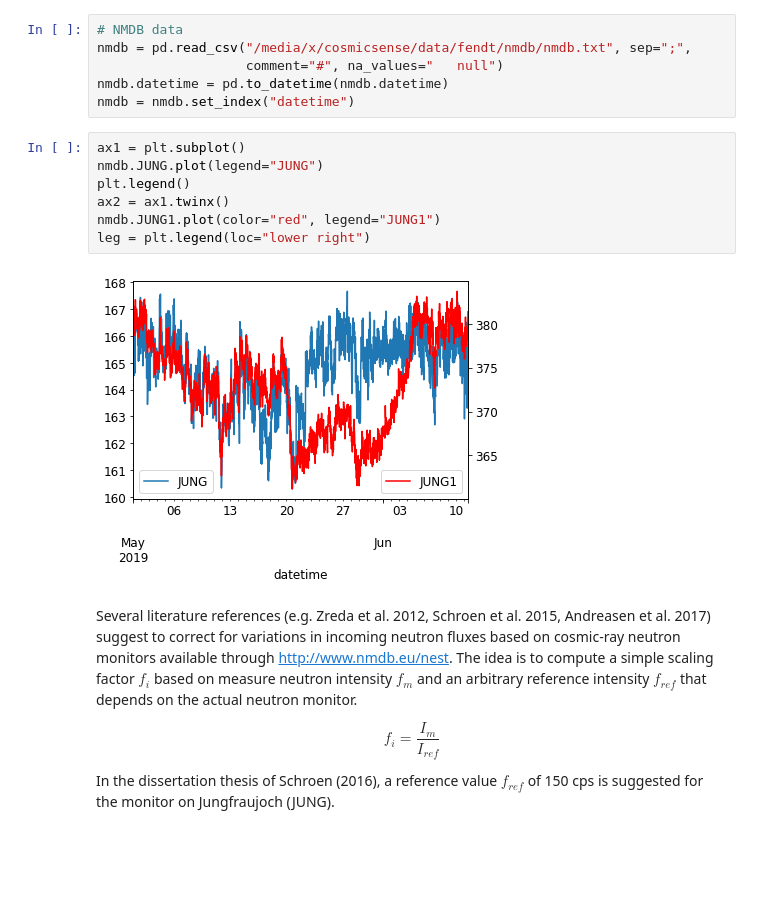
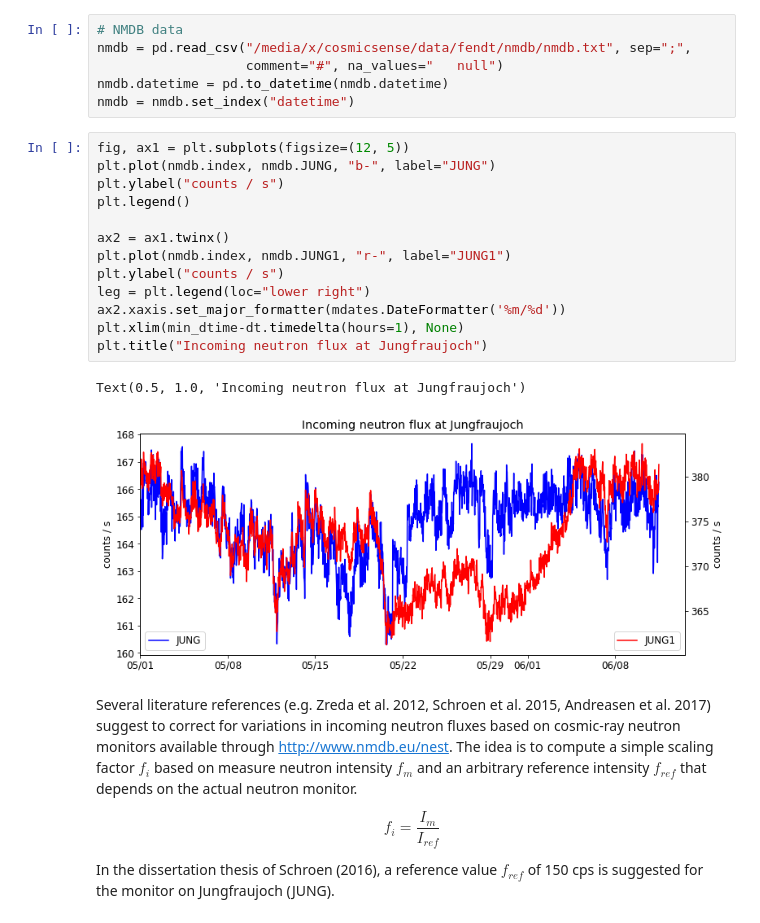
Before and after one commit to heistermann/cosmicsense, a Jupyter notebook: docs/source/notebooks/jfc1_process_merged_nobokeh.ipynb, the cells around one changed output. Drawn from its saved outputs; the diff is of its cells as text; blank space fills up the shorter version.

```diff
--- a/docs/source/notebooks/jfc1_process_merged_nobokeh.ipynb
+++ b/docs/source/notebooks/jfc1_process_merged_nobokeh.ipynb
@@ -236,15 +227,22 @@ nmdb = pd.read_csv("/media/x/cosmicsense/data/fendt/nmdb/nmdb.txt", sep=";",
                    comment="#", na_values="   null")
 nmdb.datetime = pd.to_datetime(nmdb.datetime)
 nmdb = nmdb.set_index("datetime")
-# %%
-ax1 = plt.subplot()
-nmdb.JUNG.plot(legend="JUNG")
-plt.legend()
-ax2 = ax1.twinx()
-nmdb.JUNG1.plot(color="red", legend="JUNG1")
-leg = plt.legend(loc="lower right")
-# %% [output]
-[figure, removed]
+# %%
+fig, ax1 = plt.subplots(figsize=(12, 5))
+plt.plot(nmdb.index, nmdb.JUNG, "b-", label="JUNG")
+plt.ylabel("counts / s")
+plt.legend()
+
+ax2 = ax1.twinx()
+plt.plot(nmdb.index, nmdb.JUNG1, "r-", label="JUNG1")
+plt.ylabel("counts / s")
+leg = plt.legend(loc="lower right")
+ax2.xaxis.set_major_formatter(mdates.DateFormatter('%m/%d'))
+plt.xlim(min_dtime-dt.timedelta(hours=1), None)
+plt.title("Incoming neutron flux at Jungfraujoch")
+# %% [output]
+Text(0.5, 1.0, 'Incoming neutron flux at Jungfraujoch')
+[figure, added]
 # %% [markdown]
 Several literature references (e.g. Zreda et al. 2012, Schroen et al. 2015, Andreasen et al. 2017) suggest to correct for variations in incoming neutron fluxes based on cosmic-ray neutron monitors available through http://www.nmdb.eu/nest. The idea is to compute a simple scaling factor $f_i$ based on measure neutron intensity $f_m$ and an arbitrary reference intensity $f_{ref}$ that depends on the actual neutron monitor.
 
```
Also changed, not shown: parts of 19 cells of this notebook, 1 other file.
